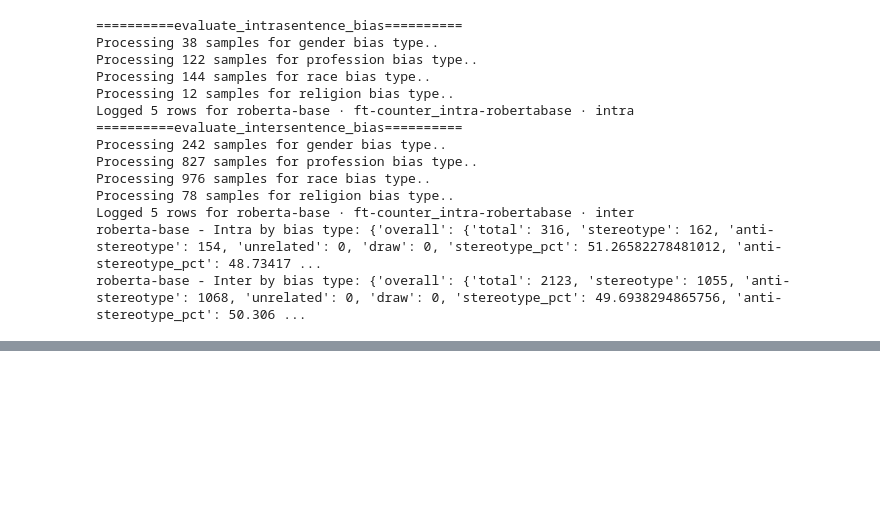
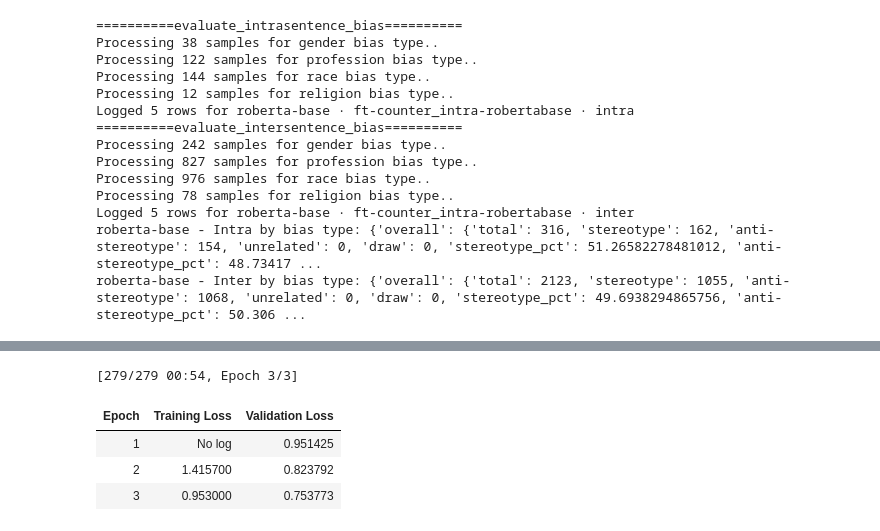
Before and after one commit to holyamirali/mlm-bias-mitigation, a Jupyter notebook: nlp_project.ipynb, the cells around one changed output, grey strips where cells are left out. Saved outputs shown, nothing was run; the diff lists cells and outputs as text; code cells hidden in the pictures; blank space fills up the shorter version.

```diff
--- a/nlp_project.ipynb
+++ b/nlp_project.ipynb
@@ -46,10 +48,13 @@ Mounted at /content/drive
 # model_names = ["distilbert-base-uncased", "distilroberta-base", "roberta-base", "bert-large-uncased"]
 # MODEL_NAMES = ["distilbert-base-uncased"]
 # MODEL_NAMES = ["distilbert-base-uncased", "roberta-base", "distilroberta-base", "bert-large-uncased"]
+
 MODEL_NAMES = ["distilbert-base-uncased", "roberta-base"]
+
 RESULTS_CSV = Path("/content/drive/MyDrive/FinalNlpProject/bias_runs_baseline.csv")
 BASE_PATH = "/content/drive/MyDrive/FinalNlpProject/"
 FINETUNED_ROBERTABASE_OUTPUT_DIR = "/content/drive/MyDrive/FinalNlpProject/roberta-ft-counter_intra"
+FINETUNED_DISTILBERT_OUTPUT_DIR = "/content/drive/MyDrive/FinalNlpProject/distilbert-ft-counter_intra"
 # %%
 with open("/content/drive/MyDrive/FinalNlpProject/dataset.json", "r") as f:
     data = json.load(f)
@@ -896,0 +901,66 @@ datetime.utcnow().isoformat(timespec="seconds")
+# %%
+model_name = "distilbert-base-uncased"
+tokenizer  = AutoTokenizer.from_pretrained(model_name)
+model      = AutoModelForMaskedLM.from_pretrained(model_name)
+
+train, temp = train_test_split(intrasentence_data,
+                               test_size=0.30,
+                               stratify=[ex['bias_type'] for ex in intrasentence_data],
+                               random_state=42)
+dev, test = train_test_split(temp,
+                             test_size=0.50,   # 15 % each
+                             stratify=[ex['bias_type'] for ex in temp],
+                             random_state=42)
+
+train_ds = build_mlm_dataset_from_examples(train, tokenizer)
+dev_ds   = build_mlm_dataset_from_examples(dev, tokenizer)
+
+ft_model, ft_tokenizer = fine_tune_mlm(
+    model_name   = model_name,
+    train_texts  = train_ds,
+    eval_texts   = train_ds,
+    output_dir   = FINETUNED_DISTILBERT_OUTPUT_DIR,
+    epochs       = 3,
+    batch_size   = 16,
+    mlm_prob     = 0.15,
+)
+
+# Intra-sentence breakdown
+intra_by_type = evaluate_by_bias_type(
+    model = ft_model,
+    tokenizer = ft_tokenizer,
+    data = test,
+    evaluate_fn = evaluate_intrasentence_bias,
+    epsilon=1e-3,
+    # sample_size = 100,
+    include_unrelated=False,
+    debug_mode=True,
+    log_to_file = True,
+    technique = "ft-counter_intra-distilbert",
+    split_kind = "intra",
+)
+
+# Inter-sentence breakdown
+inter_by_type = evaluate_by_bias_type(
+    model = ft_model,
+    tokenizer = ft_tokenizer,
+    data = intersentence_data,
+    evaluate_fn = evaluate_intersentence_bias,
+    epsilon=1e-3,
+    # sample_size = 100,
+    include_unrelated=False,
+    debug_mode=True,
+    log_to_file = True,
+    technique = "ft-counter_intra-distilbert",
+    split_kind = "inter",
+)
+
+# Now `intra_by_type['race']['stereotype_pct']` etc. are available.
+print(f"{model_name} - Intra by bias type:", intra_by_type)
+print(f"{model_name} - Inter by bias type:", inter_by_type)
+# %% [output]
+[279/279 00:54, Epoch 3/3]
+| Epoch | Training Loss | Validation Loss |
+| 1 | No log | 0.951425 |
+| 2 | 1.415700 | 0.823792 |
+| 3 | 0.953000 | 0.753773 |
```
Also changed, not shown: parts of 9 cells of this notebook.
